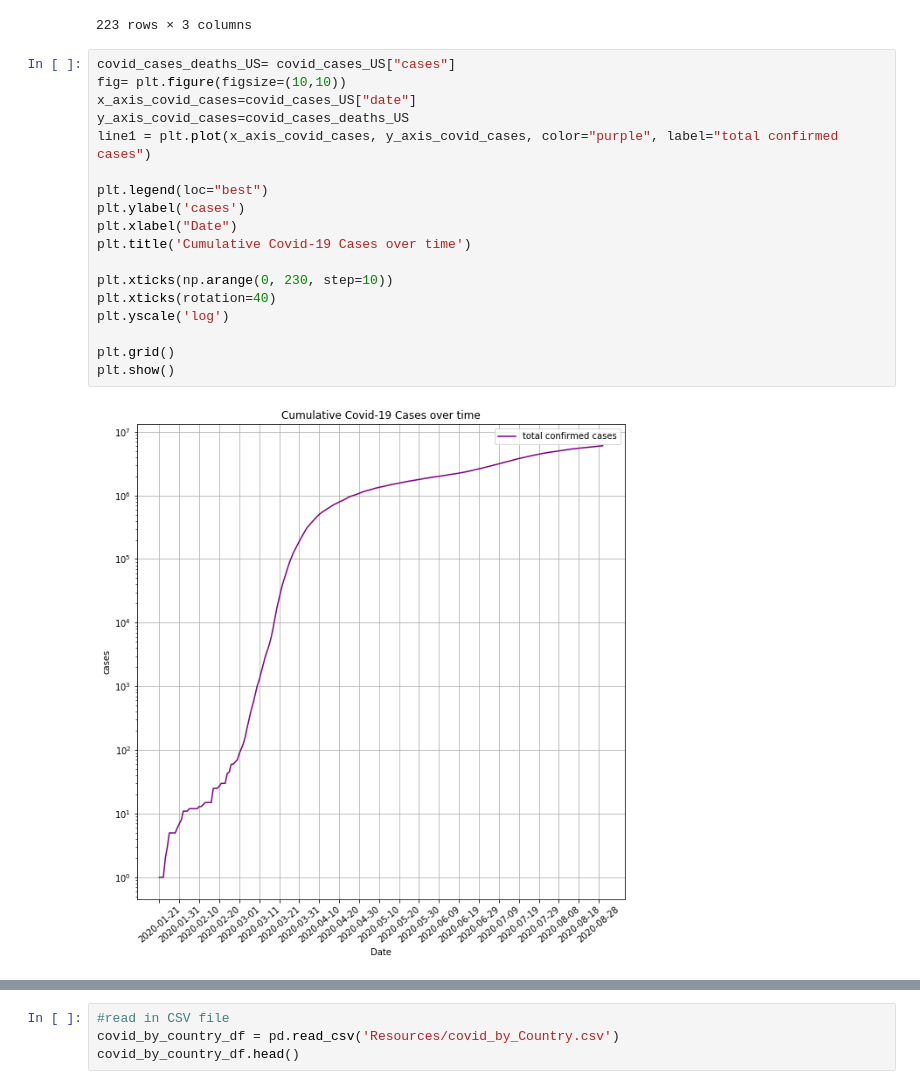
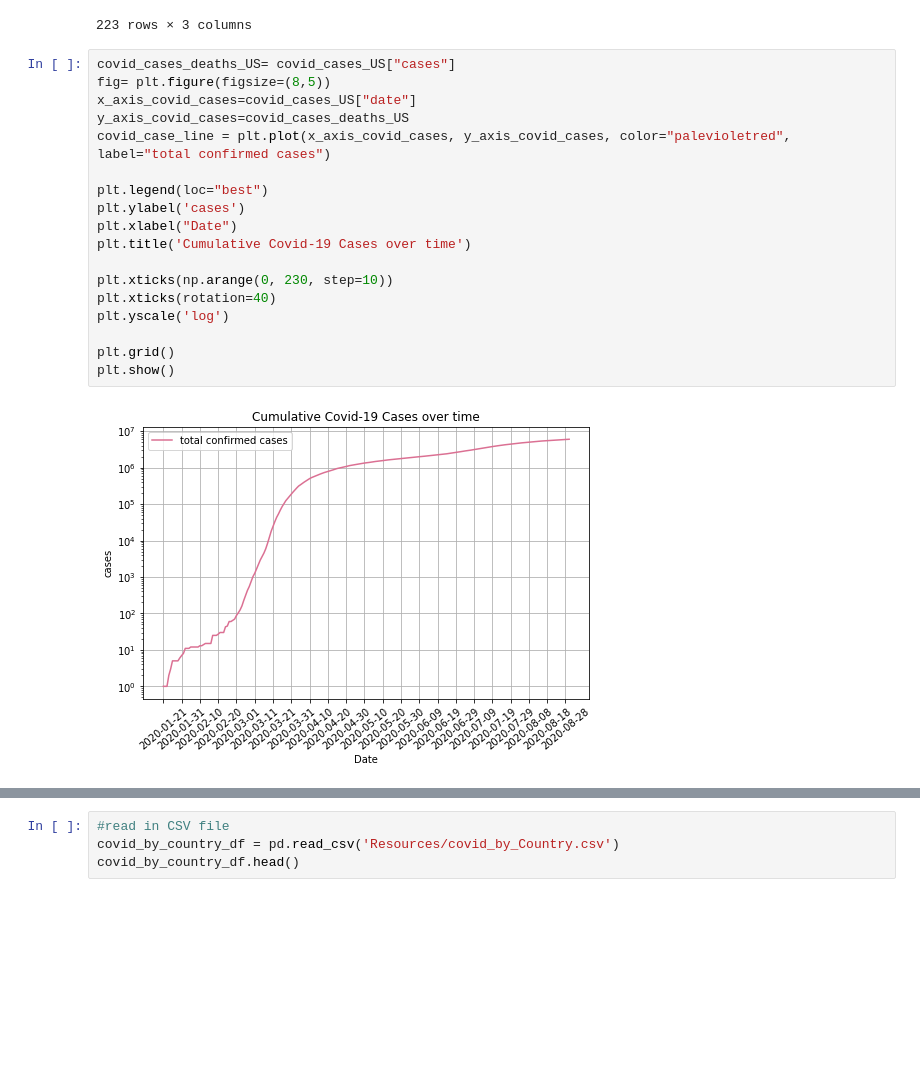
Before and after one commit to erharker/Covid-19-Python-Project, a Jupyter notebook: Covid_19.ipynb, the cells around one changed output, grey strips where cells are left out. Drawn from its saved outputs; the diff is of its cells as text; blank space fills up the shorter version.

```diff
--- a/Covid_19.ipynb
+++ b/Covid_19.ipynb
@@ -77,22 +81,22 @@ covid_cases_US
 223 rows × 3 columns
 # %%
 covid_cases_deaths_US= covid_cases_US["cases"]
-fig= plt.figure(figsize=(10,10))
+fig= plt.figure(figsize=(8,5))
 x_axis_covid_cases=covid_cases_US["date"]
 y_axis_covid_cases=covid_cases_deaths_US
-line1 = plt.plot(x_axis_covid_cases, y_axis_covid_cases, color="purple", label="total confirmed cases")
+covid_case_line = plt.plot(x_axis_covid_cases, y_axis_covid_cases, color="palevioletred", label="total confirmed cases")
 
 plt.legend(loc="best")
 plt.ylabel('cases')
 plt.xlabel("Date")
 plt.title('Cumulative Covid-19 Cases over time')
 
 plt.xticks(np.arange(0, 230, step=10))
 plt.xticks(rotation=40)
 plt.yscale('log')
 
 plt.grid()
 plt.show()
 # %% [output]
-[figure, old version]
+[figure, new version]
 # %%
```
Also changed, not shown: parts of 21 cells of this notebook, 1 other file.
